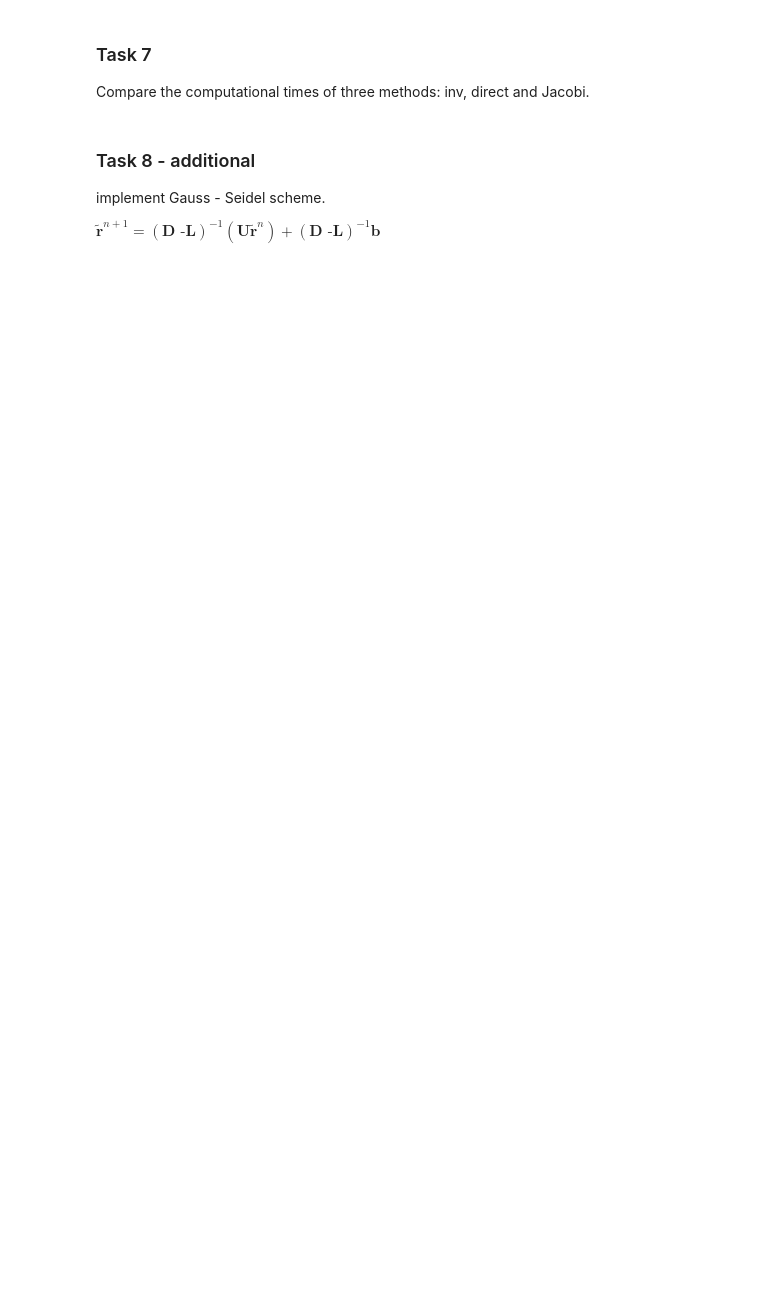
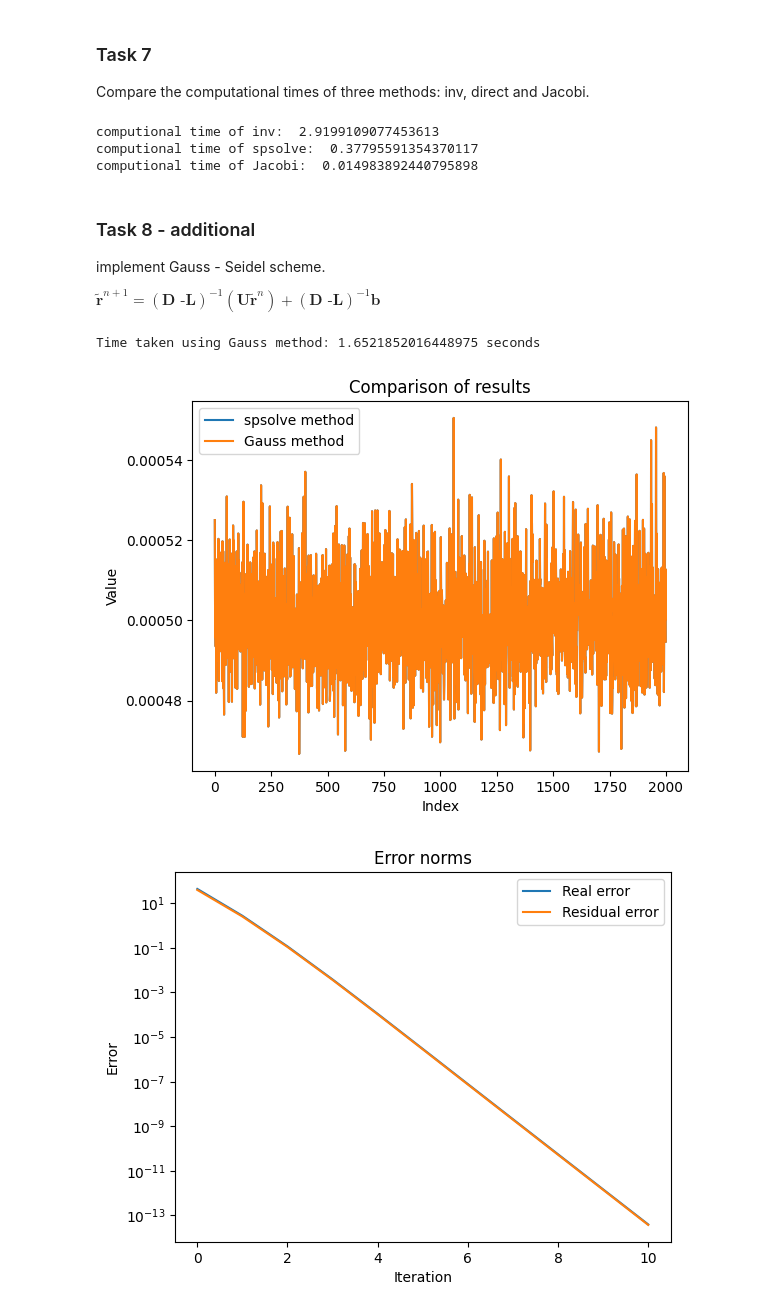
Before and after one commit to OskarPutz/Numerical-Methods, a Jupyter notebook: lab5/lab5.ipynb, the cells around one changed output. Saved outputs shown, nothing was run; the diff lists cells and outputs as text; code cells hidden in the pictures; blank space fills up the shorter version.

```diff
--- a/lab5/lab5.ipynb
+++ b/lab5/lab5.ipynb
@@ -230,6 +230,14 @@ Time taken using Jacobi method: 0.012226104736328125 seconds
 ### Task 7
 
 Compare the computational times of three methods: inv, direct and Jacobi.
+# %%
+print("computional time of inv: ", time_inv)
+print("computional time of spsolve: ", time_spsolve)
+print("computional time of Jacobi: ", time_jacobi)
+# %% [output]
+computional time of inv:  2.9199109077453613
+computional time of spsolve:  0.37795591354370117
+computional time of Jacobi:  0.014983892440795898
 # %% [markdown]
 ### Task 8 - additional
 
@@ -240,0 +247,46 @@ $\widetilde{\textbf{r}}^{n+1} = (\textbf{D -L})^{-1}(\textbf{U} \widetilde{\text
+# %%
+# your code
+r1 = np.ones_like(b)
+
+real_errorsG = []
+residual_errorsG = []
+
+start_time_gauss = time.time()
+delta = spsolve(D - L, b)
+
+while True:
+    r2 = spsolve(D - L, U@r1) + delta
+    e2 = r_spsolve - r1
+    res2 = M @ r1 - b
+
+    real_errorsG.append(np.linalg.norm(e2))
+    residual_errorsG.append(np.linalg.norm(res2))
+
+    if np.linalg.norm(res2) < tolerance:
+        break
+
+    r1 = r2
+
+end_time_gauss = time.time()
+time_gauss = end_time_gauss - start_time_gauss
+print("Time taken using Gauss method:", time_gauss, "seconds")
+
+plt.plot(r_spsolve, label='spsolve method')
+plt.plot(r1, label='Gauss method')
+plt.title("Comparison of results")
+plt.xlabel("Index")
+plt.ylabel("Value")
+plt.legend()
+plt.show()
+plt.plot(real_errorsG, label='Real error')
+plt.plot(residual_errorsG, label='Residual error')
+plt.title("Error norms")
+plt.xlabel("Iteration")
+plt.yscale("log")
+plt.ylabel("Error")
+plt.legend()
+plt.show()
+# %% [output]
+Time taken using Gauss method: 1.6521852016448975 seconds
+[figure, added]
+[figure, added]
```
Also changed, not shown: parts of 7 cells of this notebook.
